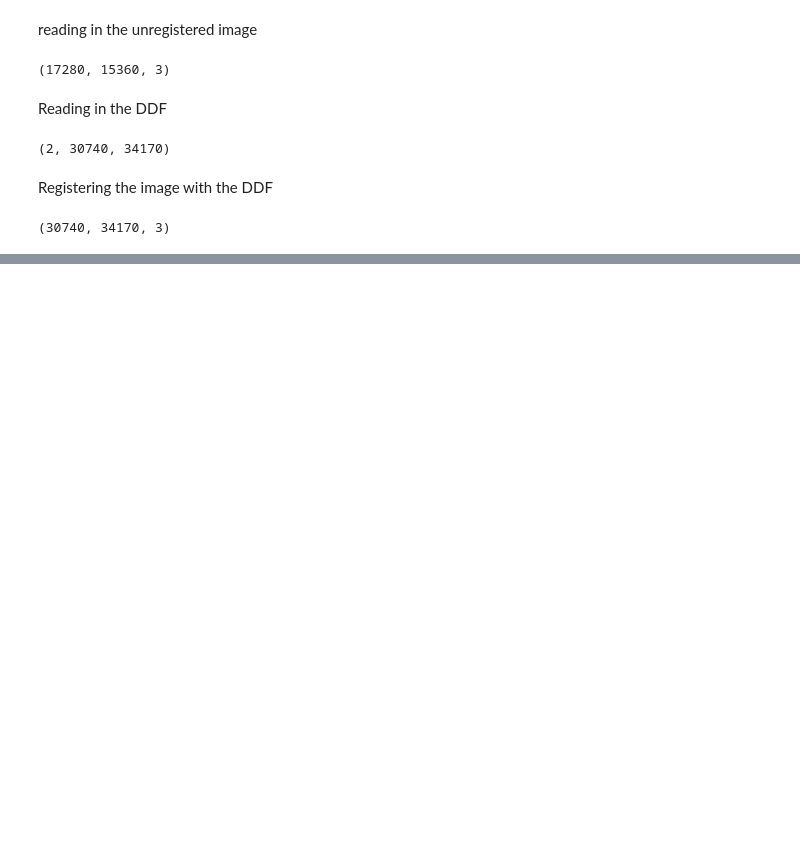
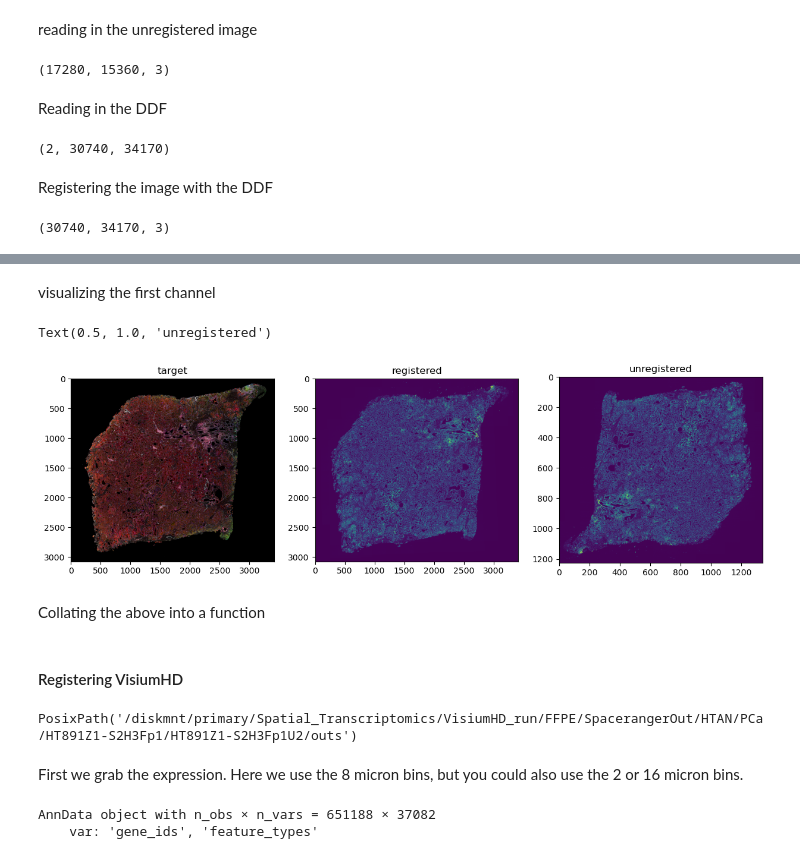
Before and after one commit to ding-lab/ding-lab-spatial, a Jupyter notebook: 3d_analysis/serial_section_registration.ipynb, the cells around one changed output, grey strips where cells are left out. Cells and saved outputs as stored; diff of their text form; code cells hidden in the pictures; blank space fills up the shorter version.

```diff
--- a/3d_analysis/serial_section_registration.ipynb
+++ b/3d_analysis/serial_section_registration.ipynb
@@ -757,0 +858,3 @@ plt.imshow(registered_x[::10, ::10])
+# %%
+ddf = get_ddf_for_section(section_id)
+ddf.shape
@@ -757,0 +865,5 @@ plt.imshow(registered_x[::10, ::10])
+# %%
+unregistered_x = np.stack([
+    tf.pages[i].asarray() for i in range(5)
+])
+unregistered_x.shape
@@ -757,0 +874,7 @@ plt.imshow(registered_x[::10, ::10])
+# %%
+%%time
+registered_x = warp_image(
+    unregistered_x,
+    ddf
+)
+registered_x.shape
@@ -757,0 +885,16 @@ plt.imshow(registered_x[::10, ::10])
+# %% [markdown]
+visualizing the first channel
+# %%
+fig, axs = plt.subplots(ncols=3, figsize=(15, 5))
+
+axs[0].imshow(target_rgb)
+axs[0].set_title('target')
+axs[1].imshow(registered_x[0, ::10, ::10])
+axs[1].set_title('registered')
+axs[2].imshow(unregistered_x[0, ::10, ::10])
+axs[2].set_title('unregistered')
+# %% [output]
+Text(0.5, 1.0, 'unregistered')
+[figure, added]
+# %% [markdown]
+Collating the above into a function
@@ -757,0 +926,18 @@ plt.imshow(registered_x[::10, ::10])
+# %% [markdown]
+#### Registering VisiumHD
+# %%
+# the visiumhd section
+section_id = 'HT891Z1-U2'
+
+filepath = get_filepath(section_id, 'visiumhd')
+filepath
+# %% [output]
+PosixPath('/diskmnt/primary/Spatial_Transcriptomics/VisiumHD_run/FFPE/SpacerangerOut/HTAN/PCa/HT891Z1-S2H3Fp1/HT891Z1-S2H3Fp1U2/outs')
+# %% [markdown]
+First we grab the expression. Here we use the 8 micron bins, but you could also use the 2 or 16 micron bins.
+# %%
+adata = sc.read_10x_mtx(filepath / 'binned_outputs' / 'square_008um' / 'raw_feature_bc_matrix')
+adata
+# %% [output]
+AnnData object with n_obs × n_vars = 651188 × 37082
+    var: 'gene_ids', 'feature_types'
```
Also changed, not shown: parts of 37 cells of this notebook.
